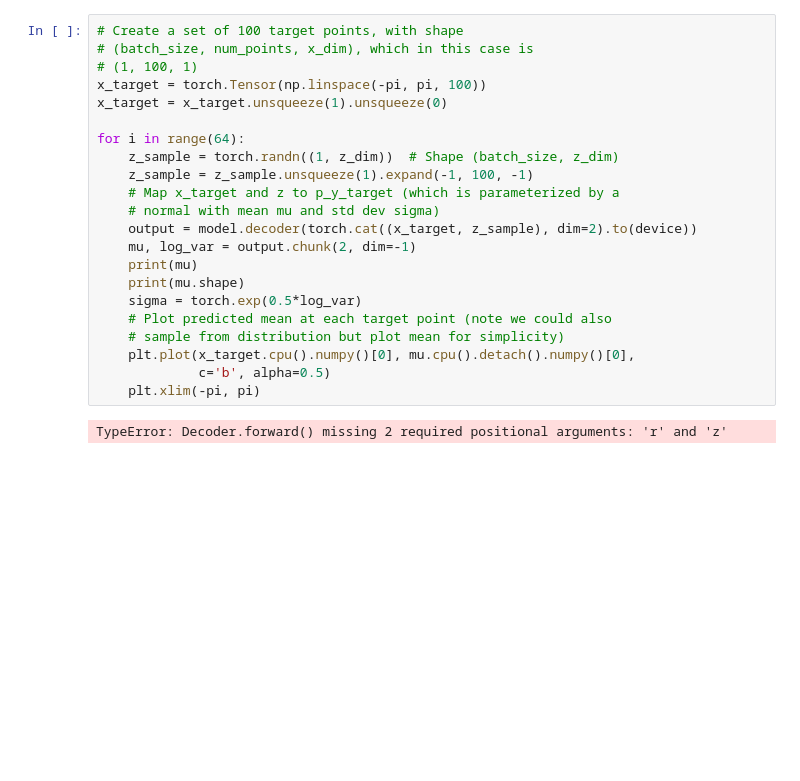
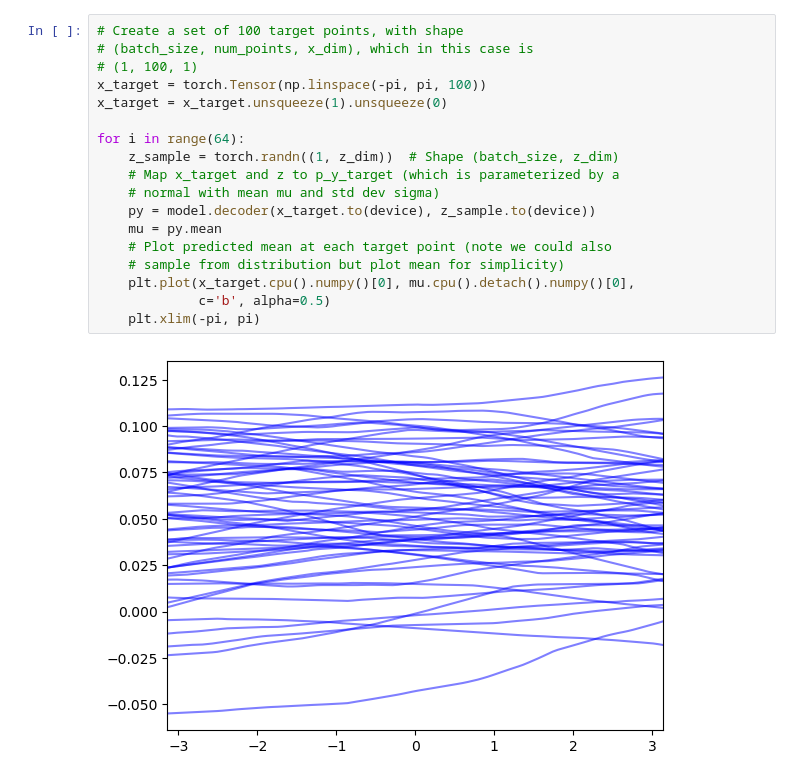
Before and after one commit to will-hd/IML, a Jupyter notebook: example_1d.ipynb, the cells around one changed output. Drawn from its saved outputs; the diff is of its cells as text; blank space fills up the shorter version.

```diff
--- a/example_1d.ipynb
+++ b/example_1d.ipynb
@@ -56,27 +75,23 @@ NeuralProcess(
 # %%
 # Create a set of 100 target points, with shape
 # (batch_size, num_points, x_dim), which in this case is
 # (1, 100, 1)
 x_target = torch.Tensor(np.linspace(-pi, pi, 100))
 x_target = x_target.unsqueeze(1).unsqueeze(0)
 
 for i in range(64):
     z_sample = torch.randn((1, z_dim))  # Shape (batch_size, z_dim)
-    z_sample = z_sample.unsqueeze(1).expand(-1, 100, -1)
     # Map x_target and z to p_y_target (which is parameterized by a
     # normal with mean mu and std dev sigma)
-    output = model.decoder(torch.cat((x_target, z_sample), dim=2).to(device))
-    mu, log_var = output.chunk(2, dim=-1)
-    print(mu)
-    print(mu.shape)
-    sigma = torch.exp(0.5*log_var)
+    py = model.decoder(x_target.to(device), z_sample.to(device))
+    mu = py.mean
     # Plot predicted mean at each target point (note we could also
     # sample from distribution but plot mean for simplicity)
     plt.plot(x_target.cpu().numpy()[0], mu.cpu().detach().numpy()[0],
              c='b', alpha=0.5)
     plt.xlim(-pi, pi)
 # %% [output]
-TypeError: Decoder.forward() missing 2 required positional arguments: 'r' and 'z'
+[figure, added]
 # %%
 from torch.utils.data import DataLoader
 from torch.distributions.kl import kl_divergence
```
Also changed, not shown: parts of 7 cells of this notebook, 3 other files.
